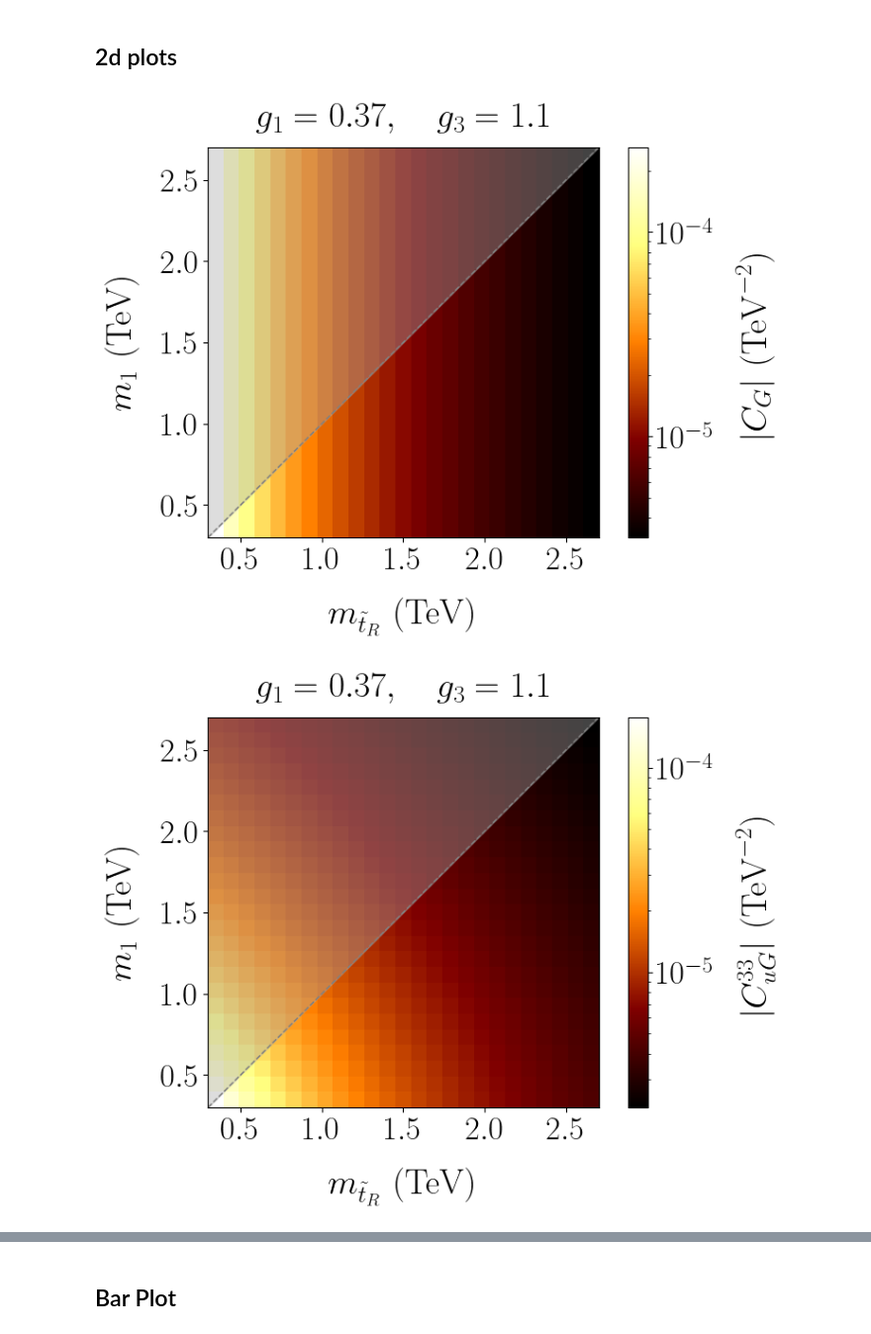
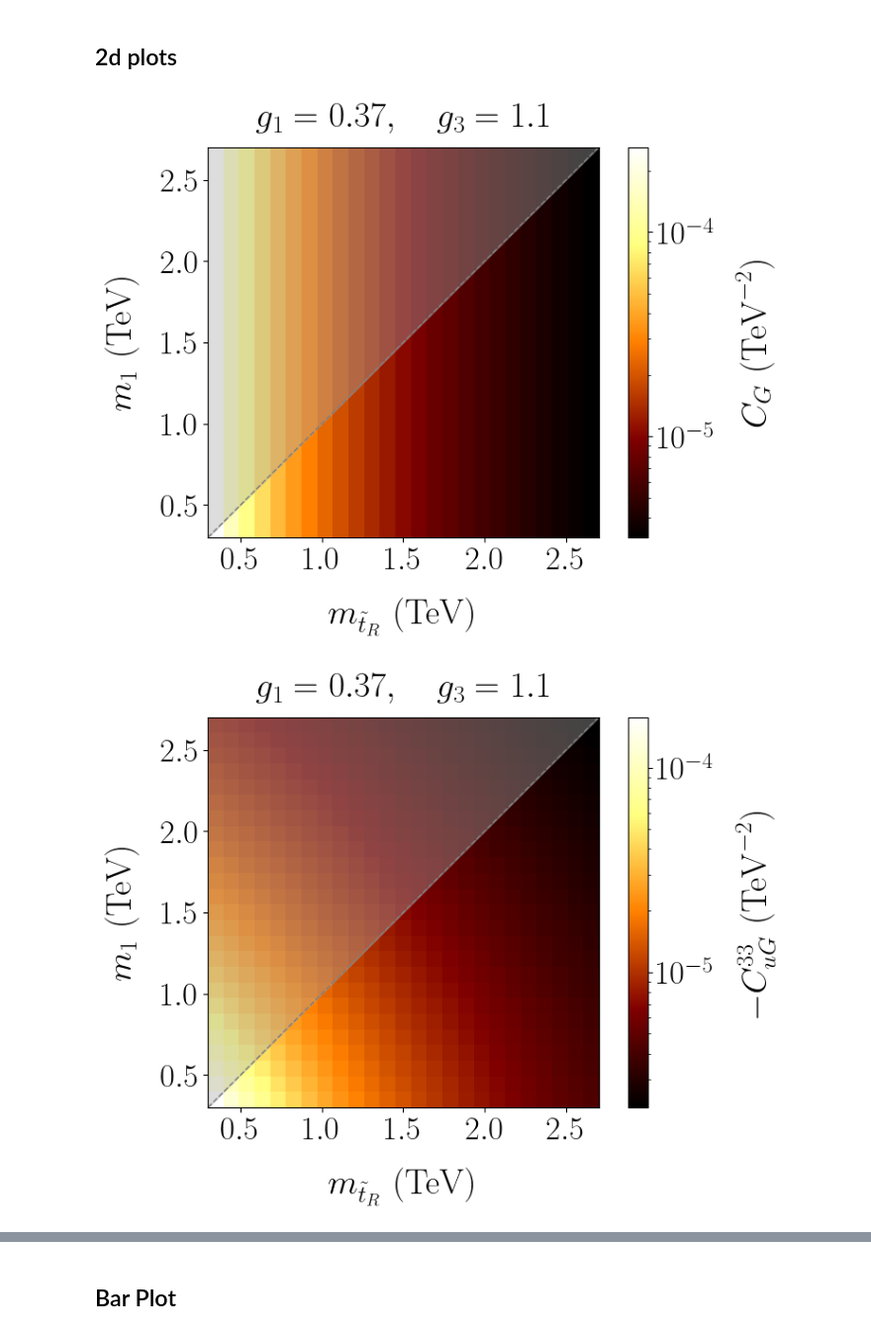
Before and after one commit to BSM-EFT/OperatorToCpp, a Jupyter notebook: plots/plots.ipynb, the cells around one changed output, grey strips where cells are left out. Shown: that part at 99% size. Cells and saved outputs as stored; diff of their text form; code cells hidden in the pictures.

```diff
--- a/plots/plots.ipynb
+++ b/plots/plots.ipynb
@@ -60,11 +60,11 @@ def plot_fn_2d(wc_arr, wc_name, filename):
     #plt.show()
     plt.savefig(filename)
 # %%
-plot_fn_2d(cG[:,2], r'$|C_{G}|\,\, ({\rm TeV}^{-2})$', "cG.pdf")
-plot_fn_2d(abs(cuG_33[:,2]), r'$|C_{uG}^{33}|\,\, ({\rm TeV}^{-2})$', "cuG_33.pdf")
+plot_fn_2d(cG[:,2], r'$C_{G}\,\, ({\rm TeV}^{-2})$', "cG.pdf")
+plot_fn_2d(abs(cuG_33[:,2]), r'$-C_{uG}^{33}\,\, ({\rm TeV}^{-2})$', "cuG_33.pdf")
 plot_fn_2d(abs(cqu1_1133[:,2]), r'$|C_{qu}^{(1)1133}|\,\, ({\rm TeV}^{-2})$', "cqu1_1133.pdf")
-plot_fn_2d(abs(cuu_3333[:,2]), r'$|C_{uu}^{3333}|\,\, ({\rm TeV}^{-2})$', "cuu_3333.pdf")
+plot_fn_2d(abs(cuu_3333[:,2]), r'$-C_{uu}^{3333}\,\, ({\rm TeV}^{-2})$', "cuu_3333.pdf")
 # %% [output]
-[figure, old version]
+[figure, new version]
-[figure, old version]
+[figure, new version]
 [figure]
```
Also changed, not shown: parts of 1 cell of this notebook, 4 other files.
